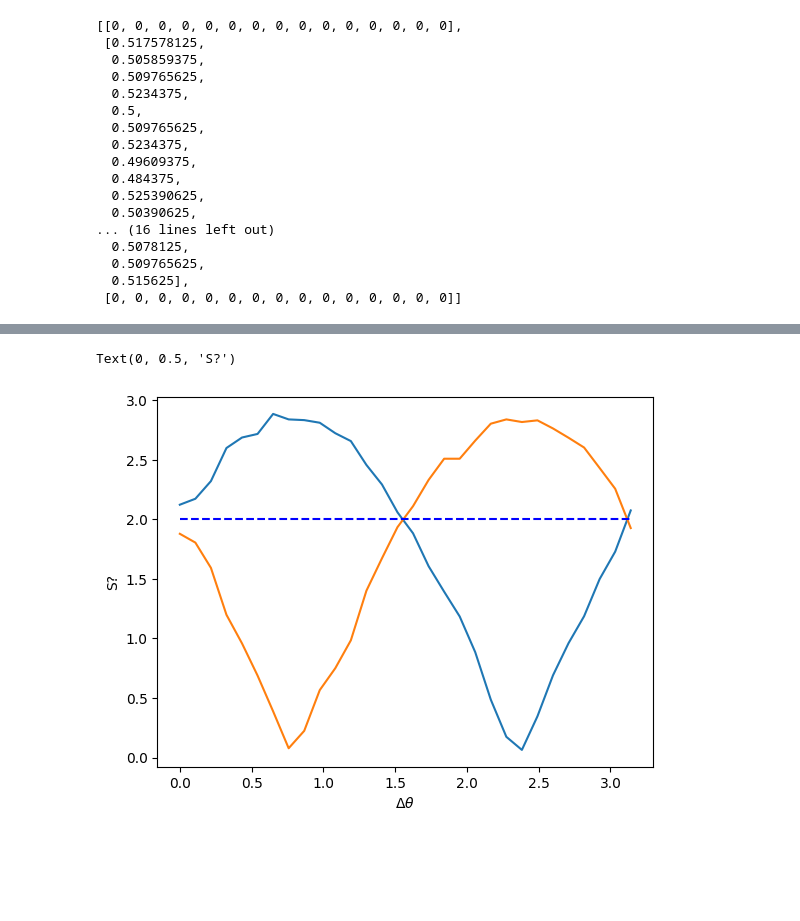
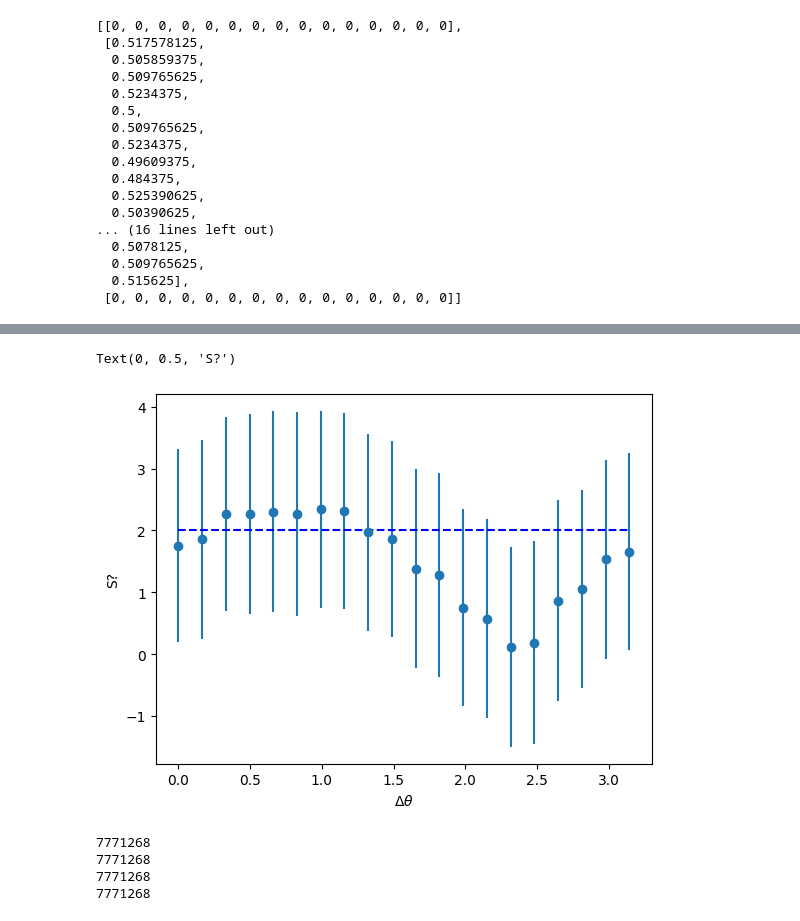
Before and after one commit to zds-dev/QuantumCoherentProject, a Jupyter notebook: notebooks/Initial tests.ipynb, the cells around one changed output, grey strips where cells are left out. Saved outputs shown, nothing was run; the diff lists cells and outputs as text; code cells hidden in the pictures; blank space fills up the shorter version.

```diff
--- a/notebooks/Initial tests.ipynb
+++ b/notebooks/Initial tests.ipynb
@@ -339,14 +379,0 @@ The backend for which the project was created is different from the backend type
-# %%
-## Plot Bells Inequality
-# |E(a,b)-E(a,b')|+|E(a',b')+E(a',b)| <= 2
-plt.plot(np.linspace(0,np.pi,30), np.abs(np.array(eabd)-np.array(eabpd))+np.abs(np.array(eapbpd)+np.array(eapbd)))
-# |E(a,b)+E(a,b')|+|E(a',b')-E(a',b)| <= 2
-plt.plot(np.linspace(0,np.pi,30), np.abs(np.array(eabd)+np.array(eabpd))+np.abs(np.array(eapbpd)-np.array(eapbd)))
-# Plot blue dotted line at y=2 to show violation of Bell's inequality for singlet state, i.e. first inequality
-plt.plot(np.linspace(0,np.pi,30), np.ones_like(np.linspace(0,np.pi,30))*2, 'blue', linestyle='--')
-
-plt.xlabel('$\\Delta \\theta$')
-plt.ylabel('S?')
-# %% [output]
-Text(0, 0.5, 'S?')
-[figure, removed]
@@ -361,0 +380,32 @@ plt.xlabel('$\\Delta \\theta$')
+# %%
+eabq, eabpq, eapbq, eapbpq = generate_expectation_values(qi_backendstar, delay=0, shots=512)
+# %%
+_, _, _, _, vabq = prob_hits_to_error(eabq[1])
+_, _, _, _, vabpq = prob_hits_to_error(eabpq[1])
+_, _, _, _, vapbq = prob_hits_to_error(eapbq[1])
+_, _, _, _, vapbpq = prob_hits_to_error(eapbpq[1])
+stdevq = np.sqrt(vabq+vabpq+vapbq+vapbpq)
+
+## Plot Bells Inequality
+# |E(a,b)-E(a,b')|+|E(a',b')+E(a',b)| <= 2
+#plt.plot(np.linspace(0,np.pi,30), np.abs(np.array(eab[0])-np.array(eabp[0]))+np.abs(np.array(eapbp[0])+np.array(eapb[0])))
+plt.errorbar(np.linspace(0,np.pi,20), np.abs(np.array(eabq[0])-np.array(eabpq[0]))+np.abs(np.array(eapbpq[0])+np.array(eapbq[0])), yerr=stdevq, fmt='o')
+
+# |E(a,b)+E(a,b')|+|E(a',b')-E(a',b)| <= 2
+# plt.plot(np.linspace(0,np.pi,30), np.abs(np.array(eab[0])+np.array(eabp[0]))+np.abs(np.array(eapbp[0])-np.array(eapb[0])))
+
+# Plot blue dotted line at y=2 to show violation of Bell's inequality for singlet state, i.e. first inequality
+plt.plot(np.linspace(0,np.pi,30), np.ones_like(np.linspace(0,np.pi,30))*2, 'blue', linestyle='--')
+
+plt.xlabel('$\\Delta \\theta$')
+plt.ylabel('S?')
+# %% [output]
+Text(0, 0.5, 'S?')
+[figure, added]
+# %%
+eabqd, eabpqd, eapbqd, eapbpqd = generate_expectation_values(qi_backendstar, delay=15, shots=512)
+# %% [output]
+7771268
+7771268
+7771268
+7771268
```
Also changed, not shown: parts of 20 cells of this notebook, 1 other file.
